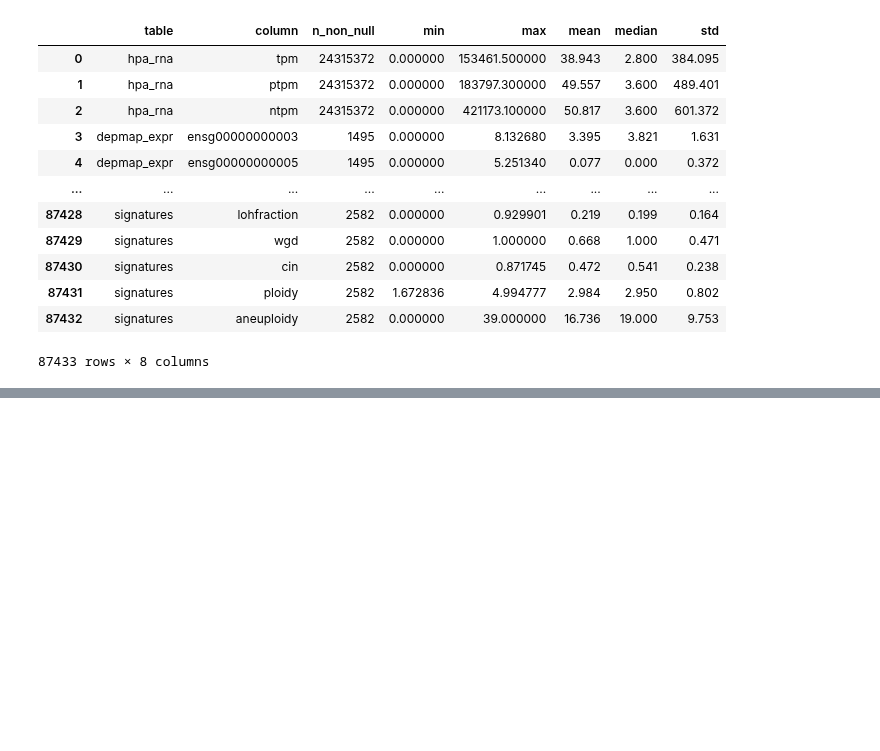
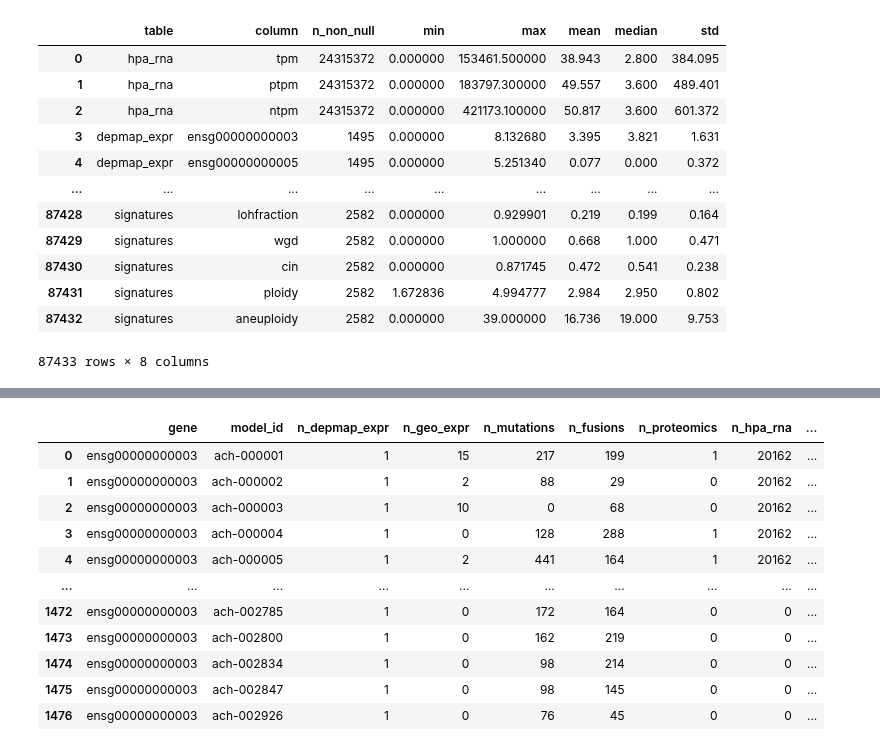
Before and after one commit to UoB-AstraZeneca-25-26/UoB-GeneTraceAI-25-26, a Jupyter notebook: src/Track - D/00_data_harmonisation_pipeline.ipynb, the cells around one changed output, grey strips where cells are left out. Drawn from its saved outputs; the diff is of its cells as text; code cells hidden in the pictures; blank space fills up the shorter version.

```diff
--- a/src/Track - D/00_data_harmonisation_pipeline.ipynb
+++ b/src/Track - D/00_data_harmonisation_pipeline.ipynb
@@ -966,0 +1054,11 @@ cell_line_connection = rrid_by_ach
+# %%
+# --- gene -> set of cell lines (model_ids) with data for that gene ---
+gene_to_celllines = (expr_long.dropna(subset=["value"])
+                        .groupby("gene")["model_id"]
+                        .agg(n_cell_lines="nunique",
+                             cell_lines=lambda s: sorted(set(s)))
+                        .reset_index()
+                        .sort_values("n_cell_lines", ascending=False))
+
+print("distinct genes:", len(gene_to_celllines))
+gene_to_celllines
@@ -1664,0 +1734,65 @@ signatures      ->     2 rows
+# %%
+# ---------------------------------------------------------------------------
+# Stage 5: Gene -> cell lines -> per-layer row counts (fast, precomputed)
+# ---------------------------------------------------------------------------
+"""
+Fast version. Precomputes, once, a per-model_id row-count for every layer
+using vectorized value_counts (exploding list-valued model_id so ambiguous
+ACHs are credited in both). get_gene_by_ach then just looks up counts per
+ACH instead of re-scanning every table per cell line.
+
+Output: for a given gene, one row per cell line (model_id) showing the
+NUMBER OF ROWS that ACH has in each layer — including geo_expr and
+depmap_expr as row counts, not the expression values themselves.
+"""
+
+def per_ach_counts(df, id_col="model_id"):
+    """Vectorized row-count per model_id, exploding list-valued ids so both
+    candidates in an ambiguous pair are counted."""
+    s = df[id_col].dropna()
+    exploded = s.explode() if s.map(lambda x: isinstance(x, list)).any() else s
+    return exploded.value_counts().to_dict()
+
+# --- precompute once: layer -> {model_id: n_rows} ---
+layer_counts = {
+    "depmap_expr":   per_ach_counts(depmap_expr),
+    "geo_expr":      per_ach_counts(geo_expr),
+    "mutations":     per_ach_counts(mutations),
+    "fusions":       per_ach_counts(fusions),
+    "proteomics":    per_ach_counts(proteomics),
+    "hpa_rna":       per_ach_counts(hpa_rna),
+    "hpa_desc":      per_ach_counts(hpa_desc),
+    "metabolomics":  per_ach_counts(metabolomics),
+    "mirna":         per_ach_counts(mirna),
+    "signatures":    per_ach_counts(signatures),
+    "sample_info":   per_ach_counts(sample_info),
+    "cellosaurus":   per_ach_counts(cellosaurus),
+    "depmap_desc":   per_ach_counts(depmap_profiles),
+    "hpa_desc":      per_ach_counts(hpa_desc)
+}
+print("precomputed row counts for", len(layer_counts), "layers")
+
+
+def get_gene_by_ach(gene):
+    if gene not in gene_to_celllines["gene"].values:
+        print(f"gene '{gene}' not found in gene_to_celllines")
+        return pd.DataFrame()
+
+    model_ids = gene_to_celllines.loc[gene_to_celllines["gene"] == gene, "cell_lines"].iloc[0]
+    print(f"gene: {gene}  ->  {len(model_ids)} cell lines")
+
+    rows = []
+    for mid in model_ids:
+        row = {"gene": gene, "model_id": mid}
+        for layer, counts in layer_counts.items():
+            row[f"n_{layer}"] = counts.get(mid, 0)
+        rows.append(row)
+
+    return pd.DataFrame(rows)
+
+
+# --- usage example ---
+gene = "ensg00000000003"
+gene_by_ach = get_gene_by_ach(gene)
+gene_by_ach
+# %% [output]
@@ -1664,0 +1801,12 @@ signatures      ->     2 rows
+|  | gene | model_id | n_depmap_expr | n_geo_expr | n_mutations | n_fusions | n_proteomics | n_hpa_rna | ... |
+| 0 | ensg00000000003 | ach-000001 | 1 | 15 | 217 | 199 | 1 | 20162 | ... |
+| 1 | ensg00000000003 | ach-000002 | 1 | 2 | 88 | 29 | 0 | 20162 | ... |
+| 2 | ensg00000000003 | ach-000003 | 1 | 10 | 0 | 68 | 0 | 20162 | ... |
+| 3 | ensg00000000003 | ach-000004 | 1 | 0 | 128 | 288 | 1 | 20162 | ... |
+| 4 | ensg00000000003 | ach-000005 | 1 | 2 | 441 | 164 | 1 | 20162 | ... |
+| ... | ... | ... | ... | ... | ... | ... | ... | ... | ... |
+| 1472 | ensg00000000003 | ach-002785 | 1 | 0 | 172 | 164 | 0 | 0 | ... |
+| 1473 | ensg00000000003 | ach-002800 | 1 | 0 | 162 | 219 | 0 | 0 | ... |
+| 1474 | ensg00000000003 | ach-002834 | 1 | 0 | 98 | 214 | 0 | 0 | ... |
+| 1475 | ensg00000000003 | ach-002847 | 1 | 0 | 98 | 145 | 0 | 0 | ... |
+| 1476 | ensg00000000003 | ach-002926 | 1 | 0 | 76 | 45 | 0 | 0 | ... |
```
Also changed, not shown: parts of 12 cells of this notebook.
